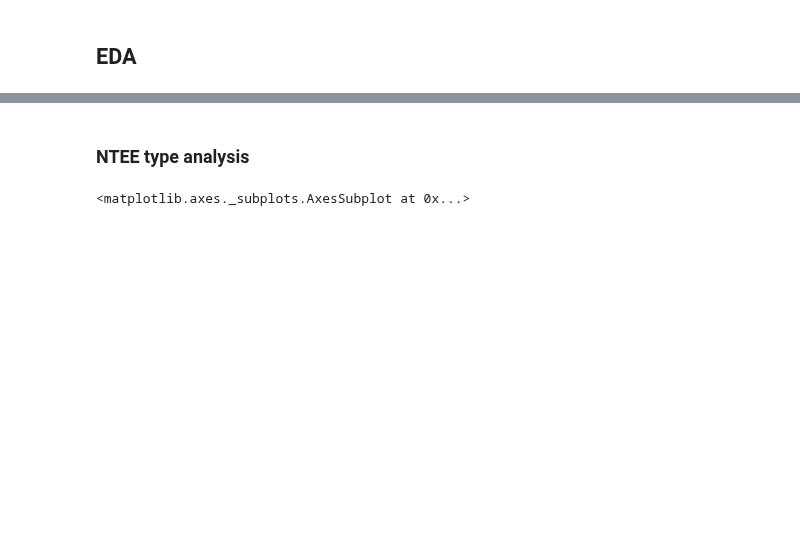
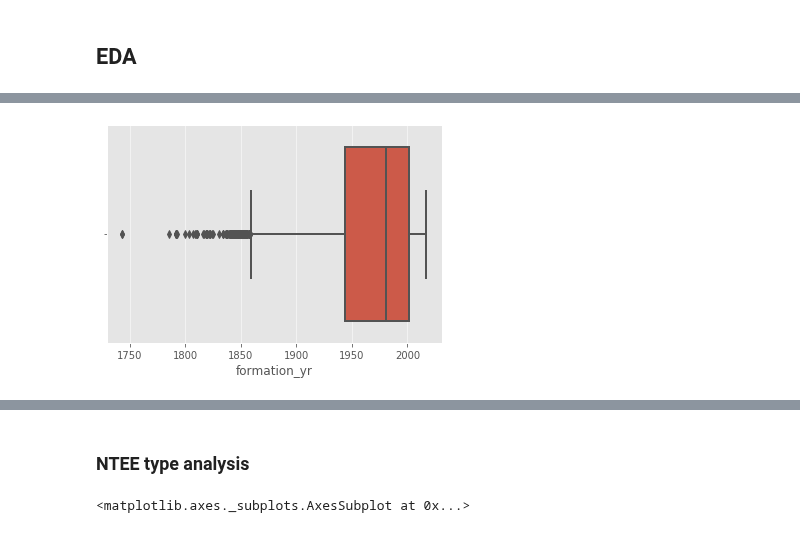
Before and after one commit to mrkjhsn/Not_for_Profit_Compensation_Modeling, a Jupyter notebook: executive_comp_data_prep.ipynb, the cells around one changed output, grey strips where cells are left out. Saved outputs shown, nothing was run; the diff lists cells and outputs as text; code cells hidden in the pictures; blank space fills up the shorter version.

```diff
--- a/executive_comp_data_prep.ipynb
+++ b/executive_comp_data_prep.ipynb
@@ -252,0 +290,5 @@ df.head()
+# %%
+# distribution by year
+sns.boxplot(df['formation_yr']);
+# %% [output]
+[figure, added]
```
Also changed, not shown: parts of 27 cells of this notebook.
